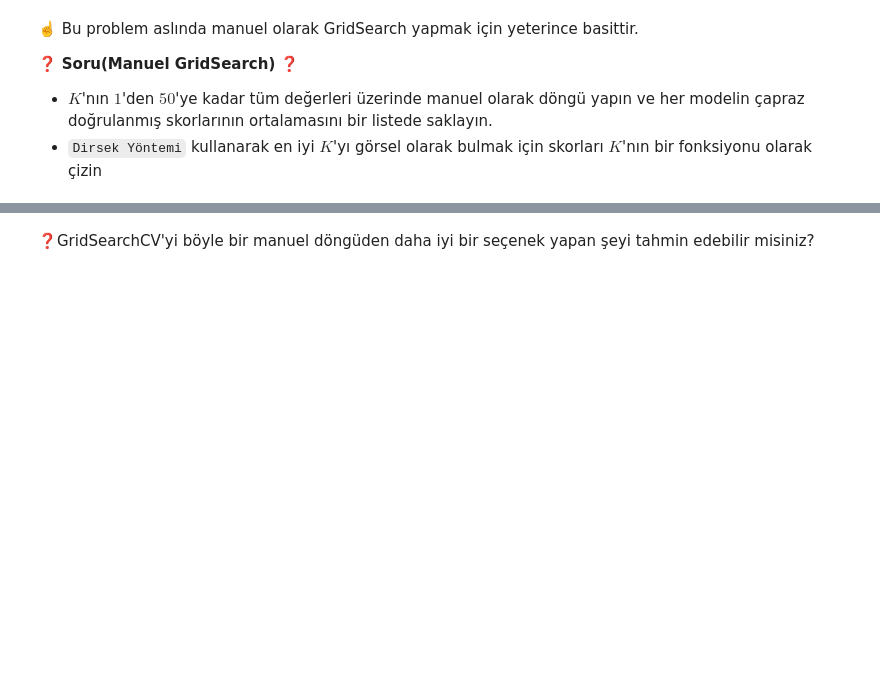
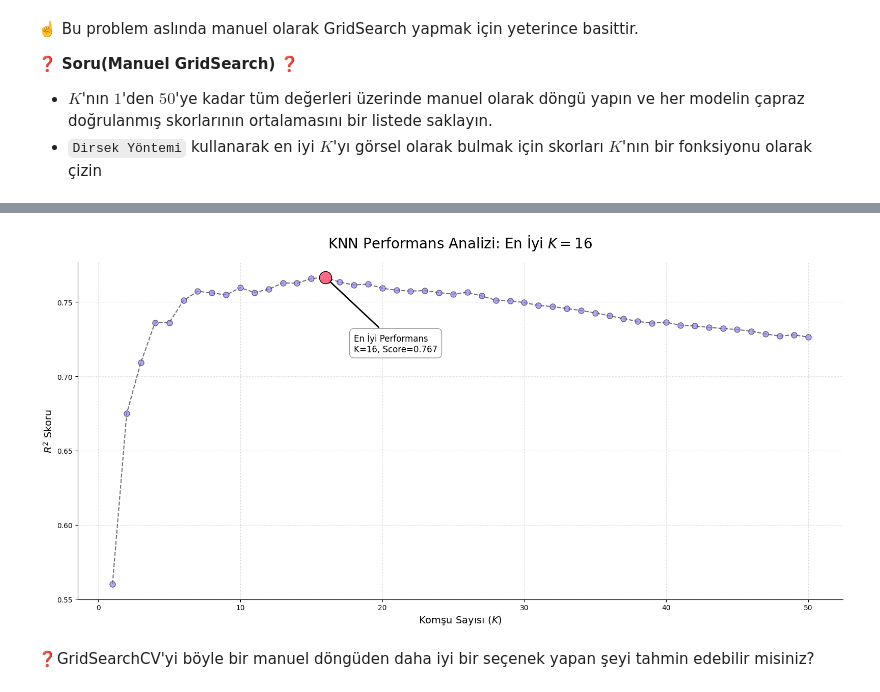
Before and after one commit to lfunnyl/D16D5-S-data-workflow, a Jupyter notebook: Workflow.ipynb, the cells around one changed output, grey strips where cells are left out. Cells and saved outputs as stored; diff of their text form; code cells hidden in the pictures; blank space fills up the shorter version.

```diff
--- a/Workflow.ipynb
+++ b/Workflow.ipynb
@@ -129,3 +247,58 @@ print(result.check())
+# %%
+import matplotlib.pyplot as plt
+import numpy as np
+from sklearn.model_selection import cross_val_score
+
+# 1. Tüm K değerleri için skorları hesapla
+k_values = range(1, 51)
+scores = []
+
+for k in k_values:
+    model = KNeighborsRegressor(n_neighbors=k)
+    # cross_val_score doğrudan skor listesini verir
+    score = cross_val_score(model, X_train_scaled, y_train, cv=5).mean()
+    scores.append(score)
+
+# 2. Dinamik değerleri bul
+best_score = max(scores)
+best_k = k_values[np.argmax(scores)] # En yüksek skorun olduğu K indexi
+
+# 3. Profesyonel Görselleştirme
+with plt.style.context('fast'):
+    plt.figure(figsize=(16, 8))
+    ax = plt.gca()
+
+    # Tüm skorların çizimi
+    ax.plot(k_values, scores, color='#333333', linestyle='--', marker='o',
+            markerfacecolor='#947FFF', markersize=8, alpha=0.7, label='R2 Score')
+
+    # Başlık ve Etiketler
+    ax.set_title(f'KNN Performans Analizi: En İyi $K = {best_k}$', fontsize=20, pad=20)
+    ax.set_xlabel('Komşu Sayısı ($K$)', fontsize=14)
+    ax.set_ylabel('$R^2$ Skoru', fontsize=14)
+
+    # Izgara ayarları (Hafif ve profesyonel görünüm)
+    ax.grid(True, linestyle=':', alpha=0.6)
+
+    # En İyi K Noktasını İşaretleme (Dinamik)
+    ax.scatter(best_k, best_score, c='#ff6984', s=300, edgecolors='black', zorder=5)
+
+    # Annotate (Açıklama Ekleme)
+    ax.annotate(f"En İyi Performans\nK={best_k}, Score={best_score:.3f}",
+                xy=(best_k, best_score),
+                xytext=(best_k + 2, best_score - 0.05),
+                arrowprops=dict(arrowstyle='->', lw=2, color='black'),
+                fontsize=12,
+                bbox=dict(boxstyle="round,pad=0.5", fc="white", ec="gray", alpha=0.8))
+
+    # Gereksiz çerçeveleri kaldıralım (Spines)
+    ax.spines['top'].set_visible(False)
+    ax.spines['right'].set_visible(False)
+
+    plt.tight_layout()
+    plt.show()
+# %% [output]
+[figure, added]
 # %% [markdown]
 ❓GridSearchCV'yi böyle bir manuel döngüden daha iyi bir seçenek yapan şeyi tahmin edebilir misiniz?
 # %% [markdown]
```
Also changed, not shown: parts of 34 cells of this notebook.
